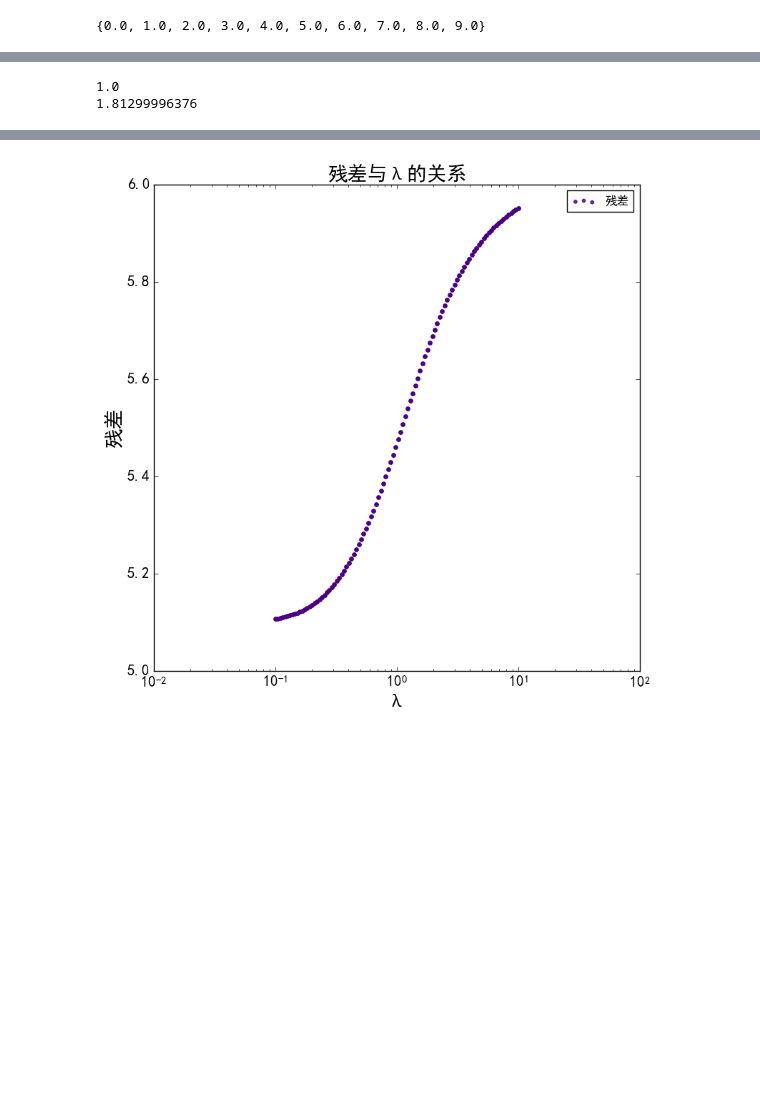
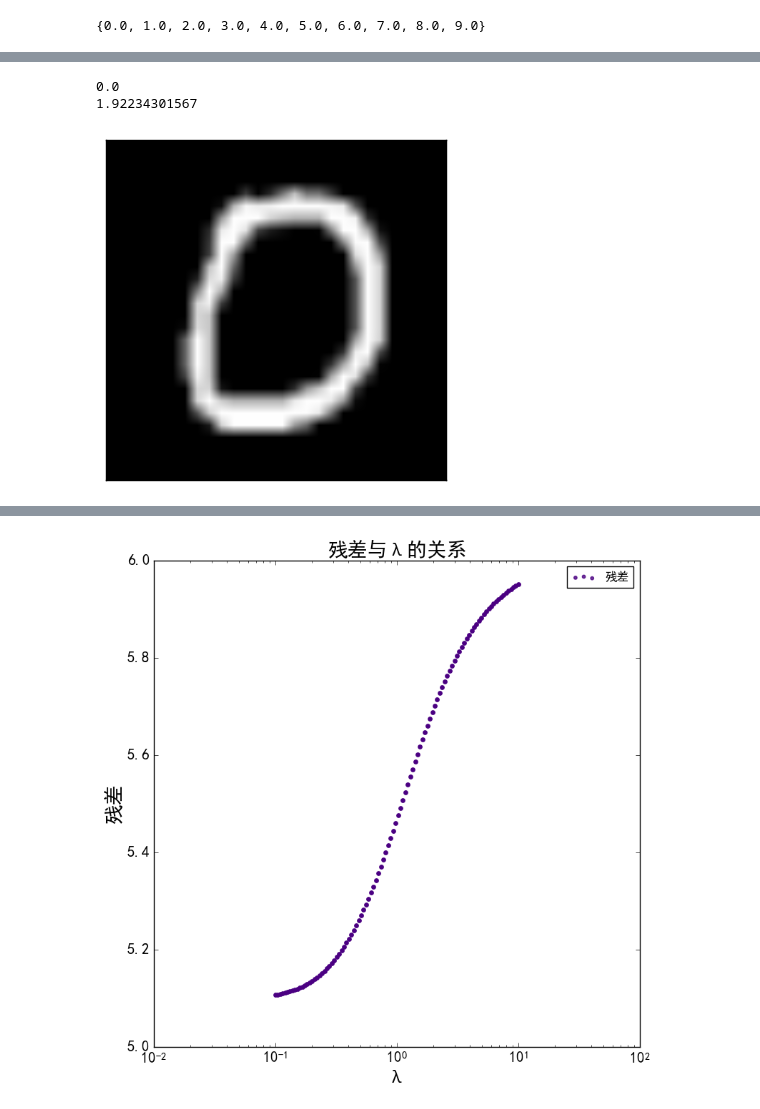
Before and after one commit to lioo717/paper, a Jupyter notebook: 实验/Untitled1.ipynb, the cells around one changed output, grey strips where cells are left out. Cells and saved outputs as stored; diff of their text form; code cells hidden in the pictures; blank space fills up the shorter version.

```diff
--- a/实验/Untitled1.ipynb
+++ b/实验/Untitled1.ipynb
@@ -80,8 +82,8 @@ plt.imshow(P[0].reshape(28,28))
 # %%
 problist=[]
 now = time.time()
-x = dataset.data[62000,:]/255
-print dataset.target[61000]
+x = dataset.data[60000,:]/255.0
+print dataset.target[60000]
 # plt.imshow(dataset.data[60007,:].reshape(28,28),cmap="gray")
 _lambda = np.logspace(-1,1,100)
 for temp in _lambda:
@@ -92,5 +94,12 @@ res = [tem.value for tem in problist]
 resultw = np.array([tem.variables()[0].value.tolist() for tem in problist]).reshape(100,10)
 s=[]
 # %% [output]
-1.0
-1.81299996376
+0.0
+1.92234301567
+# %%
+axes = plt.subplot(111)
+axes.set_xticks([])
+axes.set_yticks([])
+axes.imshow(x.reshape(28,28),cmap="gray")
+# %% [output]
+[figure, added]
```
Also changed, not shown: parts of 7 cells of this notebook, 2 other files.
